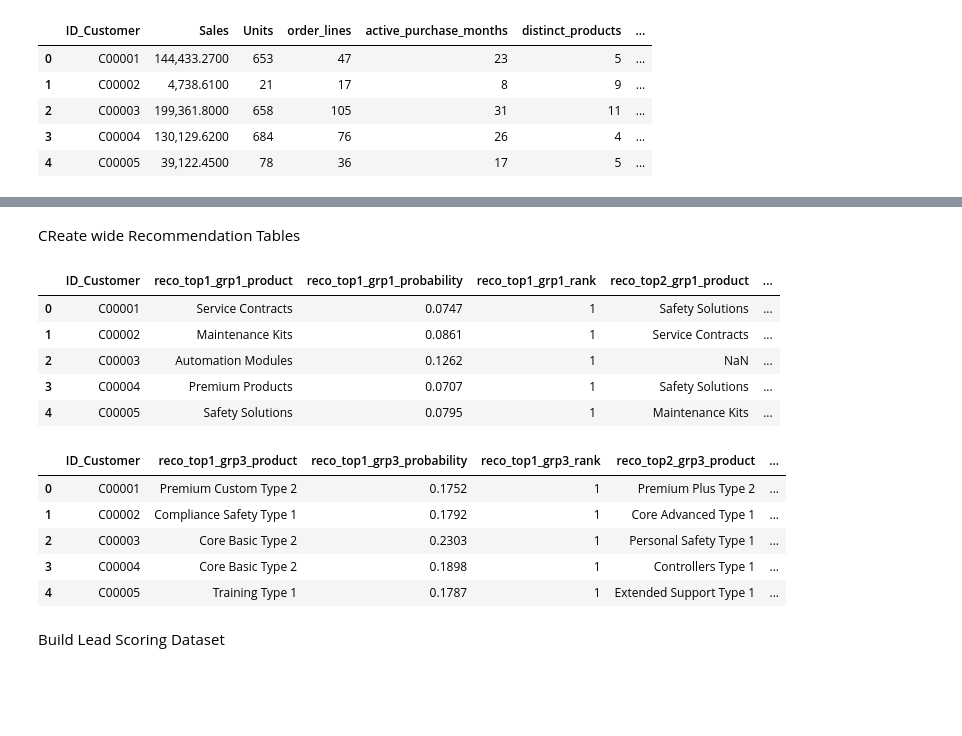
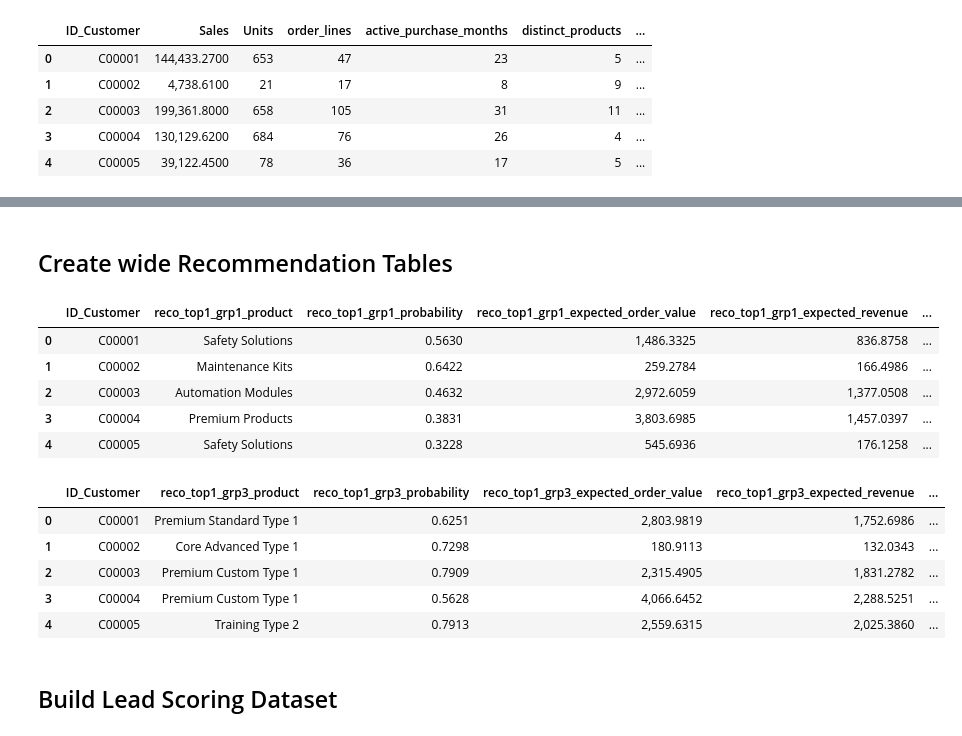
Before and after one commit to AnastasiaSamoylova92/lead-generation, a Jupyter notebook: notebooks/04_product_recommendation_lead_generation.ipynb, the cells around one changed output, grey strips where cells are left out. Saved outputs shown, nothing was run; the diff lists cells and outputs as text; code cells hidden in the pictures; blank space fills up the shorter version.

```diff
--- a/notebooks/04_product_recommendation_lead_generation.ipynb
+++ b/notebooks/04_product_recommendation_lead_generation.ipynb
@@ -54,12 +65,16 @@ Load modeling inputs
 # %%
+# Load modeling inputs
+df_sales_full = pd.read_csv(PROCESSED_DIR / "df_sales_full.csv")
 df_customers = pd.read_csv(CLUSTER_DIR / "df_clustering_output.csv")
 cust_prod_matrix_grp_1 = pd.read_csv(FEATURE_DIR / "cust_prod_matrix_grp_1.csv")
 cust_prod_matrix_grp_3 = pd.read_csv(FEATURE_DIR / "cust_prod_matrix_grp_3.csv")
 
+print("Historical sales table:", df_sales_full.shape)
 print("Customer feature table:", df_customers.shape)
 print("Product group 1 matrix:", cust_prod_matrix_grp_1.shape)
 print("Product group 3 matrix:", cust_prod_matrix_grp_3.shape)
 
+display(df_sales_full.head())
 display(df_customers.head())
 display(cust_prod_matrix_grp_1.head())
 display(cust_prod_matrix_grp_3.head())
@@ -180,6 +202,9 @@ def base_columns_to_drop(df: pd.DataFrame) -> list[str]:
     drop_cols += [c for c in df.columns if c.lower().endswith("_ym")]
     drop_cols += [c for c in df.columns if c.lower().endswith("_ym_ord")]
 
+    # Drop all purchase-share columns to prevent target leakage
+    drop_cols += [c for c in df.columns if c.startswith("purchase_share_")]
+
     # remove duplicate column names while preserving order
     return list(dict.fromkeys([c for c in drop_cols if c in df.columns]))
 
@@ -258,9 +283,9 @@ def train_one_product_model(
             "status": "skipped_low_support",
             "n_total": len(y),
             "positive_customers": int(y.sum()),
-            "positive_rate": float(y.mean()),
-        }
+            "positive_rate": float(y.mean())}
 
+    # drop target columns and other non suitable columns
     leakage_cols = all_target_cols
     drop_cols = base_columns_to_drop(df) + leakage_cols
     X = df.drop(columns=drop_cols, errors="ignore").copy()
@@ -277,7 +302,7 @@ def train_one_product_model(
 
     candidates = {
         "LogisticRegression": LogisticRegression(
-            max_iter=2_000,
+            max_iter=2000,
             class_weight="balanced",
             random_state=RANDOM_STATE),
         "RandomForest": RandomForestClassifier(
@@ -587,58 +989,68 @@ Top-K model recommendation rows: (5979, 6)
 # %% [markdown]
-CReate wide Recommendation Tables
+## Create wide Recommendation Tables
 # %%
-# for dashboard and final customer output
-
 def make_topk_wide(recs_long: pd.DataFrame, product_group: str, top_k: int = TOP_K) -> pd.DataFrame:
     part = recs_long[recs_long["product_group"] == product_group].copy()
 
     if part.empty:
         return pd.DataFrame(columns=["ID_Customer"])
 
     part = part.sort_values(
         ["ID_Customer", "model_probability"],
         ascending=[True, False])
     part["rank"] = part.groupby("ID_Customer").cumcount() + 1
     part = part[part["rank"] <= top_k].copy()
 
+    metric_cols = [
+        "recommended_product",
+        "model_probability",
+        "expected_order_value",
+        "expected_revenue",
+        "order_value_estimation_method",
+        "rank"]
+    metric_cols = [c for c in metric_cols if c in part.columns]
+
     wide_parts = []
     for k in range(1, top_k + 1):
+        rename_map = {
+            "recommended_product": f"reco_top{k}_{product_group}_product",
+            "model_probability": f"reco_top{k}_{product_group}_probability",
+            "expected_order_value": f"reco_top{k}_{product_group}_expected_order_value",
+            "expected_revenue": f"reco_top{k}_{product_group}_expected_revenue",
+            "order_value_estimation_method": f"reco_top{k}_{product_group}_value_method",
+            "rank": f"reco_top{k}_{product_group}_rank"}
         kth = (
-            part[part["rank"] == k]
-            [["ID_Customer", "recommended_product", "model_probability", "rank"]]
-            .rename(columns={
-                "recommended_product": f"reco_top{k}_{product_group}_product",
-                "model_probability": f"reco_top{k}_{product_group}_probability",
-                "rank": f"reco_top{k}_{product_group}_rank"}))
+            part[part["rank"] == k][["ID_Customer"] + metric_cols]
+            .rename(columns=rename_map))
         wide_parts.append(kth)
 
     wide = wide_parts[0]
     for kth in wide_parts[1:]:
         wide = wide.merge(kth, on="ID_Customer", how="outer")
 
     return wide
 
 
 recos_grp1_top3_wide = make_topk_wide(recommendations_long, "grp1", TOP_K)
 recos_grp3_top3_wide = make_topk_wide(recommendations_long, "grp3", TOP_K)
 
 display(recos_grp1_top3_wide.head())
 display(recos_grp3_top3_wide.head())
 # %% [output]
-|  | ID_Customer | reco_top1_grp1_product | reco_top1_grp1_probability | reco_top1_grp1_rank | reco_top2_grp1_product | ... |
-| 0 | C00001 | Service Contracts | 0.0747 | 1 | Safety Solutions | ... |
-| 1 | C00002 | Maintenance Kits | 0.0861 | 1 | Service Contracts | ... |
-| 2 | C00003 | Automation Modules | 0.1262 | 1 | NaN | ... |
-| 3 | C00004 | Premium Products | 0.0707 | 1 | Safety Solutions | ... |
-| 4 | C00005 | Safety Solutions | 0.0795 | 1 | Maintenance Kits | ... |
+|  | ID_Customer | reco_top1_grp1_product | reco_top1_grp1_probability | reco_top1_grp1_expected_order_value | reco_top1_grp1_expected_revenue | ... |
+| 0 | C00001 | Safety Solutions | 0.5630 | 1,486.3325 | 836.8758 | ... |
+| 1 | C00002 | Maintenance Kits | 0.6422 | 259.2784 | 166.4986 | ... |
+| 2 | C00003 | Automation Modules | 0.4632 | 2,972.6059 | 1,377.0508 | ... |
+| 3 | C00004 | Premium Products | 0.3831 | 3,803.6985 | 1,457.0397 | ... |
+| 4 | C00005 | Safety Solutions | 0.3228 | 545.6936 | 176.1258 | ... |
-|  | ID_Customer | reco_top1_grp3_product | reco_top1_grp3_probability | reco_top1_grp3_rank | reco_top2_grp3_product | ... |
-| 0 | C00001 | Premium Custom Type 2 | 0.1752 | 1 | Premium Plus Type 2 | ... |
-| 1 | C00002 | Compliance Safety Type 1 | 0.1792 | 1 | Core Advanced Type 1 | ... |
-| 2 | C00003 | Core Basic Type 2 | 0.2303 | 1 | Personal Safety Type 1 | ... |
-| 3 | C00004 | Core Basic Type 2 | 0.1898 | 1 | Controllers Type 1 | ... |
-| 4 | C00005 | Training Type 1 | 0.1787 | 1 | Extended Support Type 1 | ... |
+|  | ID_Customer | reco_top1_grp3_product | reco_top1_grp3_probability | reco_top1_grp3_expected_order_value | reco_top1_grp3_expected_revenue | ... |
+| 0 | C00001 | Premium Standard Type 1 | 0.6251 | 2,803.9819 | 1,752.6986 | ... |
+| 1 | C00002 | Core Advanced Type 1 | 0.7298 | 180.9113 | 132.0343 | ... |
+| 2 | C00003 | Premium Custom Type 1 | 0.7909 | 2,315.4905 | 1,831.2782 | ... |
+| 3 | C00004 | Premium Custom Type 1 | 0.5628 | 4,066.6452 | 2,288.5251 | ... |
+| 4 | C00005 | Training Type 2 | 0.7913 | 2,559.6315 | 2,025.3860 | ... |
 # %% [markdown]
-Build Lead Scoring Dataset
+## Build Lead Scoring Dataset
 # %%
 """ A product recommendation probability alone is not enough.
 Sales teams also care about: customer value, recent activity, churn or inactivity risk, cohort context.
```
Also changed, not shown: parts of 43 cells of this notebook, 46 other files.
